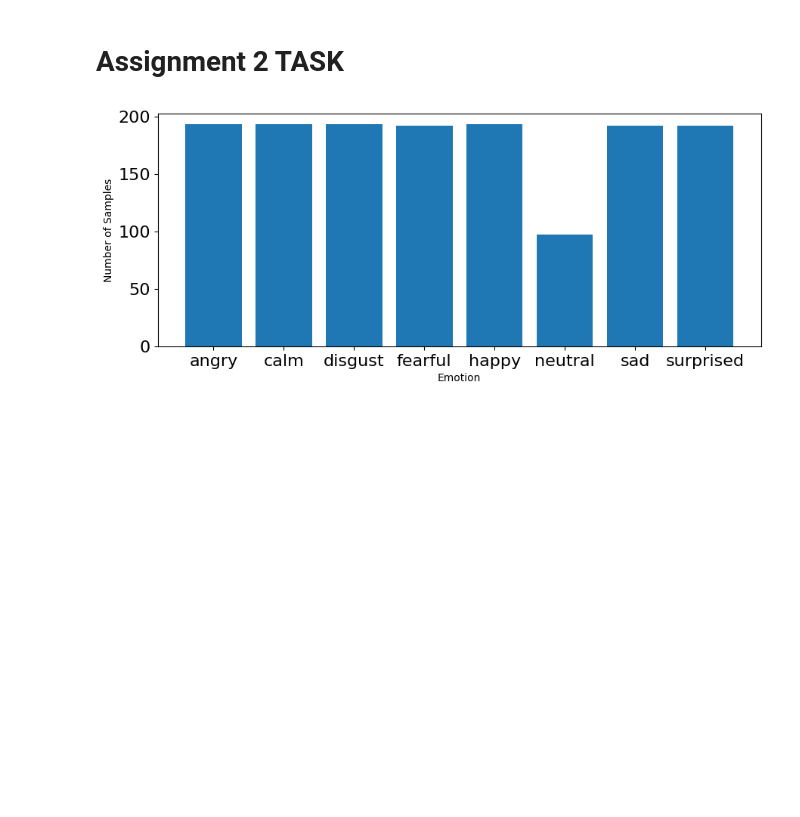
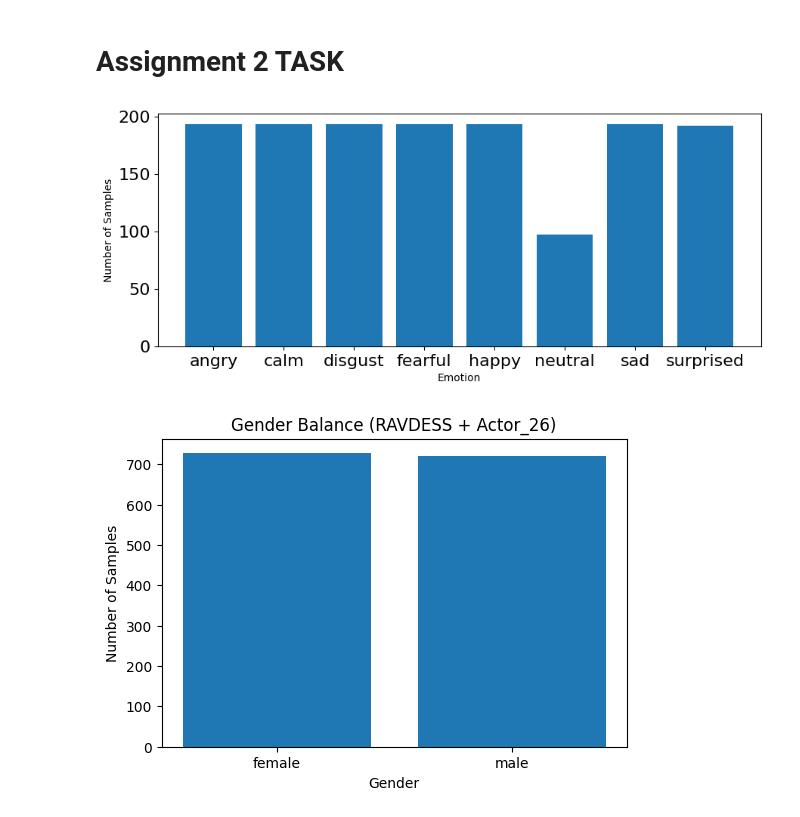
Before and after one commit to MSagri05/Week2-DataPreprocessing, a Jupyter notebook: Week 2.ipynb, the cells around one changed output. Saved outputs shown, nothing was run; the diff lists cells and outputs as text; code cells hidden in the pictures; blank space fills up the shorter version.

```diff
--- a/Week 2.ipynb
+++ b/Week 2.ipynb
@@ -769,31 +769,56 @@ emotions_dict ={
 
 def load_data():
     X,y=[],[]
     count = 0
     for file in glob.glob("Audio Data/Actor_*/*.wav"):
         file_name=os.path.basename(file)
         emotion=emotions_dict[file_name.split("-")[2]]
         #features = get_features(file)
         #X.append(features)
         y.append(emotion)
         count += 1
         # '\r' + end='' results in printing over same line
-        print('\r' + f' Processed {count}/{1445} audio samples',end=' ')
+        print('\r' + f' Processed {count}/{1447} audio samples',end=' ')
     # Return arrays to plug into sklearn's cross-validation algorithms
     return np.array(X), np.array(y)
 
 
 
     # plot emotions
 plt.figure(figsize=(35,4))
 plt.subplot(1,3,1)
 #np.unique returns ordered list of unique elements and count of each element
 emotion_list, count = np.unique(emotions, return_counts=True)
 plt.bar(x=range(8), height=count)
 plt.xticks(ticks=range(8), labels = [emotion for emotion in emotion_list],fontsize=10)
 plt.xlabel('Emotion')
 plt.tick_params(labelsize=16)
 plt.ylabel('Number of Samples')
 plt.show()
+
+
+#plot genders
+
+genders = []
+
+for file in glob("Audio Data/Actor_*/*.wav"):
+    actor_id = int(os.path.basename(file).split("-")[-1].split(".")[0])
+
+    # odd = male, even = female
+    if actor_id % 2 == 0:
+        genders.append("female")
+    else:
+        genders.append("male")
+
+gender_list, count = np.unique(genders, return_counts=True)# count how many male vs female
+
+#plot the genders on the bar chartt
+plt.figure(figsize=(6,4))
+plt.bar(gender_list, count)
+plt.xlabel('Gender')
+plt.ylabel('Number of Samples')
+plt.title('Gender Balance (RAVDESS + Actor_26)') #for both datasets
+plt.show()
 # %% [output]
 [figure]
+[figure, added]
```
Also changed, not shown: parts of 2 cells of this notebook.
